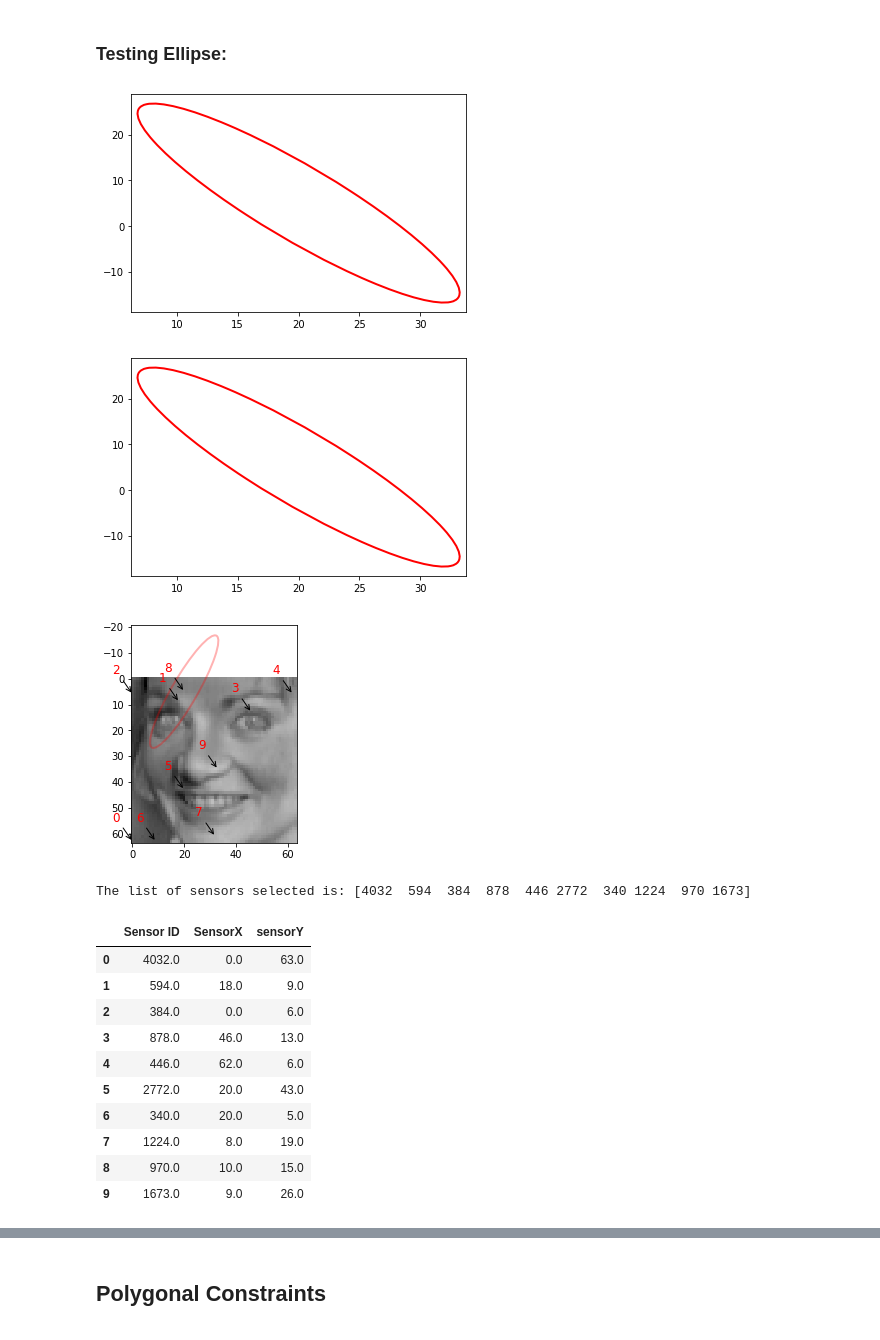
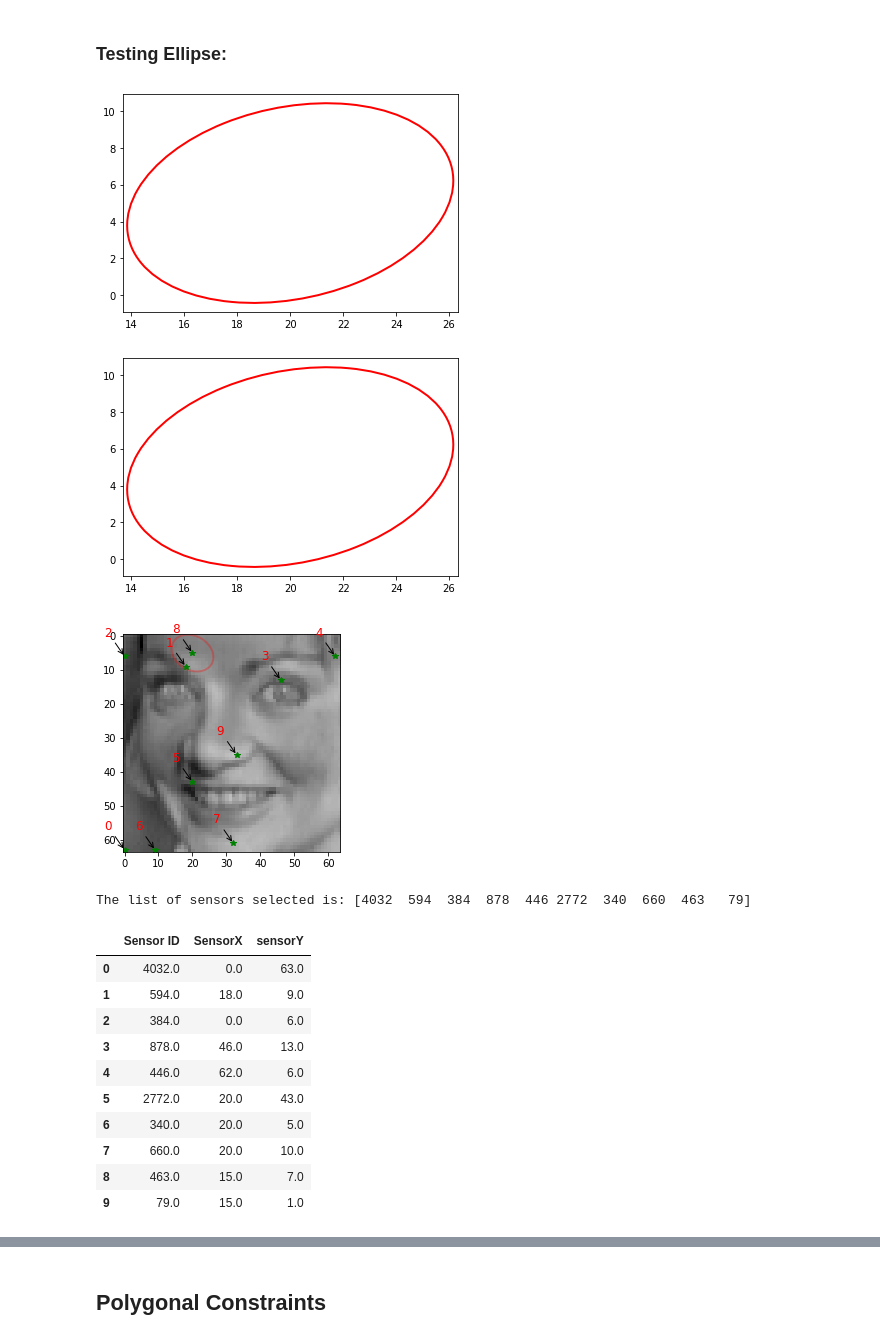
Before and after one commit to dynamicslab/pysensors, a Jupyter notebook: examples/functional_constraints_class.ipynb, the cells around one changed output, grey strips where cells are left out. Saved outputs shown, nothing was run; the diff lists cells and outputs as text; code cells hidden in the pictures.

```diff
--- a/examples/functional_constraints_class.ipynb
+++ b/examples/functional_constraints_class.ipynb
@@ -310,0 +313,3 @@ line1.annotate_sensors(sensors = top_sensors_line, all_sensors = all_sensors_unc
+# %%
+parabola = ps.utils._constraints.Parabola(h = 30, k = -20, a = 0.01, loc = 'out',data = X_train) #Plotting the constrained circle
+parabola.draw_constraint() ###Plotting just the constraint
@@ -310,0 +323,26 @@ line1.annotate_sensors(sensors = top_sensors_line, all_sensors = all_sensors_unc
+# %%
+const_idx_parabola, rank_parabola = parabola.get_constraint_indices(all_sensors=all_sensors_unconst, info = X_train)
+# %%
+# Define the number of constrained sensors allowed (s)
+n_const_sen_parabola = 0
+
+# Define the GQR optimizer for the exact_n sensor placement strategy
+optimizer_parabola = ps.optimizers.GQR()
+opt_parabola_kws={'idx_constrained': const_idx_parabola,
+         'n_sensors':n_sensors,
+         'n_const_sensors':n_const_sen_parabola,
+         'all_sensors':all_sensors_unconst,
+         'constraint_option':"exact_n"}
+basis_parabola = ps.basis.SVD(n_basis_modes=n_sensors)
+# %%
+# Initialize and fit the model
+model_parabola = ps.SSPOR(basis = basis_parabola, optimizer = optimizer_parabola, n_sensors = n_sensors)
+model_parabola.fit(X_train,**opt_parabola_kws)
+
+# sensor locations based on columns of the data matrix
+top_sensors_parabola = model_parabola.get_selected_sensors()
+
+# # sensor locations based on pixels of the image
+# xPara, yPara = ps.utils._constraints.get_coordinates_from_indices(top_sensors_parabola,df,Y_axis = 'Y (m)', X_axis = 'X (m)', Field = 'Temperature (K)' )
+
+# print('The list of sensors selected is: {}'.format(top_sensors_parabola))
@@ -314,25 +358,25 @@ line1.annotate_sensors(sensors = top_sensors_line, all_sensors = all_sensors_unc
 # ellipse = ps.utils._constraints.Ellipse(center_x = 20, center_y = 50, half_major_axis = 6, half_minor_axis = 4, loc = 'in',data = X_train) #Plotting the constrained circle
 # ellipse.draw_constraint() ###Plotting just the constraint
 # %%
-ellipse = ps.utils._constraints.Ellipse(center_x = 20, center_y = 5, width = 10, height = 50, angle=30,loc = 'in',data = X_train) #Plotting the constrained circle
+ellipse = ps.utils._constraints.Ellipse(center_x = 20, center_y = 5, width = 13, height = 10, angle=30,loc = 'in',data = X_train) #Plotting the constrained circle
 ellipse.draw_constraint() ###Plotting just the constraint
 # %% [output]
-[figure, old version]
+[figure, new version]
 # %%
 import matplotlib.patches as patches
-c = patches.Ellipse((20, 5), width = 10, height = 50, angle=30, fill = False, color = 'r', lw = 2)
+c = patches.Ellipse((20, 5), width = 13, height = 10, angle=30, fill = False, color = 'r', lw = 2)
 _,ax = plt.subplots()
 ax.add_patch(c)
 ax.autoscale_view()
 # %% [output]
-[figure, old version]
+[figure, new version]
 # %%
 ellipse.plot_constraint_on_data(plot_type='image') ## Plotting the constraint on the data
 
 ellipse.plot_selected_sensors(sensors = sensors_unconst, all_sensors = all_sensors_unconst)
 ellipse.annotate_sensors(sensors = sensors_unconst, all_sensors = all_sensors_unconst)
 # %% [output]
-[figure, old version]
+[figure, new version]
 # %%
 const_idx_ellipse, rank_ellipse = ellipse.get_constraint_indices(all_sensors=all_sensors_unconst, info = X_train)
 # %%
@@ -361,7 +405,7 @@ yTopConstEllipse = np.floor(top_sensors_ellipse/np.sqrt(n_features))
 
 print('The list of sensors selected is: {}'.format(top_sensors_ellipse))
 # %% [output]
-The list of sensors selected is: [4032  594  384  878  446 2772  340 1224  970 1673]
+The list of sensors selected is: [4032  594  384  878  446 2772  340  660  463   79]
 # %%
 data_sens_ellipse = ellipse.sensors_dataframe(sensors = top_sensors_ellipse)
 data_sens_ellipse
@@ -374,9 +418,9 @@ data_sens_ellipse
 | 4 | 446.0 | 62.0 | 6.0 |
 | 5 | 2772.0 | 20.0 | 43.0 |
 | 6 | 340.0 | 20.0 | 5.0 |
-| 7 | 1224.0 | 8.0 | 19.0 |
-| 8 | 970.0 | 10.0 | 15.0 |
-| 9 | 1673.0 | 9.0 | 26.0 |
+| 7 | 660.0 | 20.0 | 10.0 |
+| 8 | 463.0 | 15.0 | 7.0 |
+| 9 | 79.0 | 15.0 | 1.0 |
 # %%
 ellipse.plot_constraint_on_data(plot_type='image') ## Plotting the constraint on the data!
 ellipse.plot_selected_sensors(sensors = top_sensors_ellipse, all_sensors = all_sensors_unconst)
```
Also changed, not shown: parts of 14 cells of this notebook, 5 other files.
